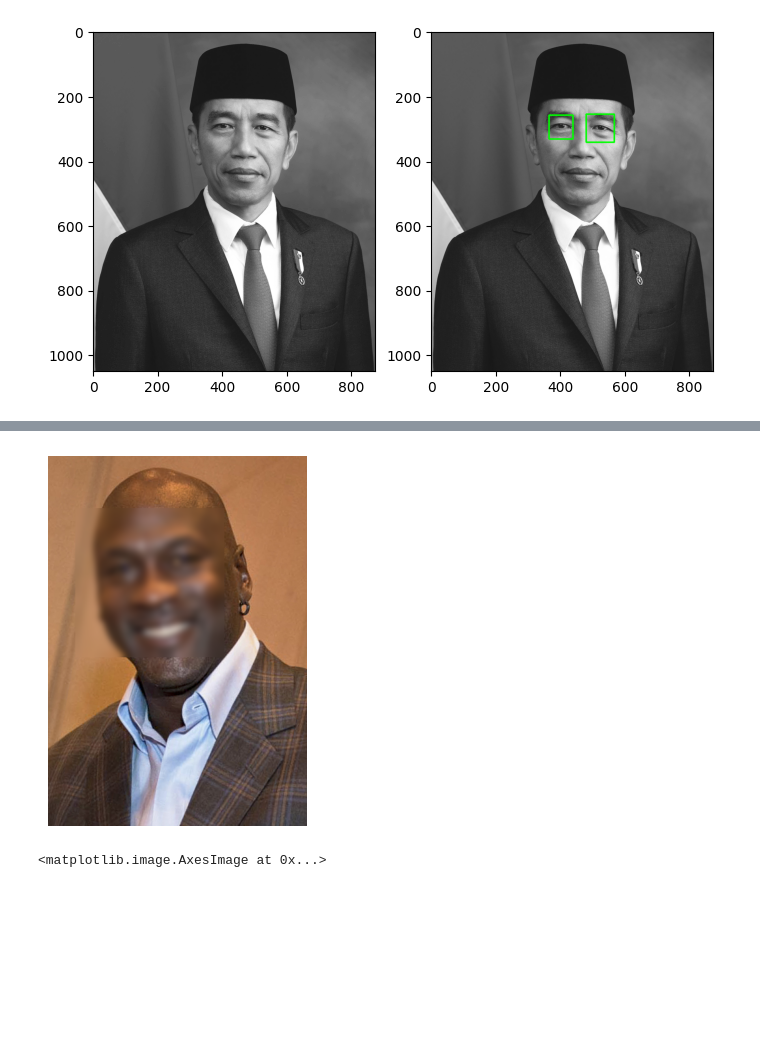
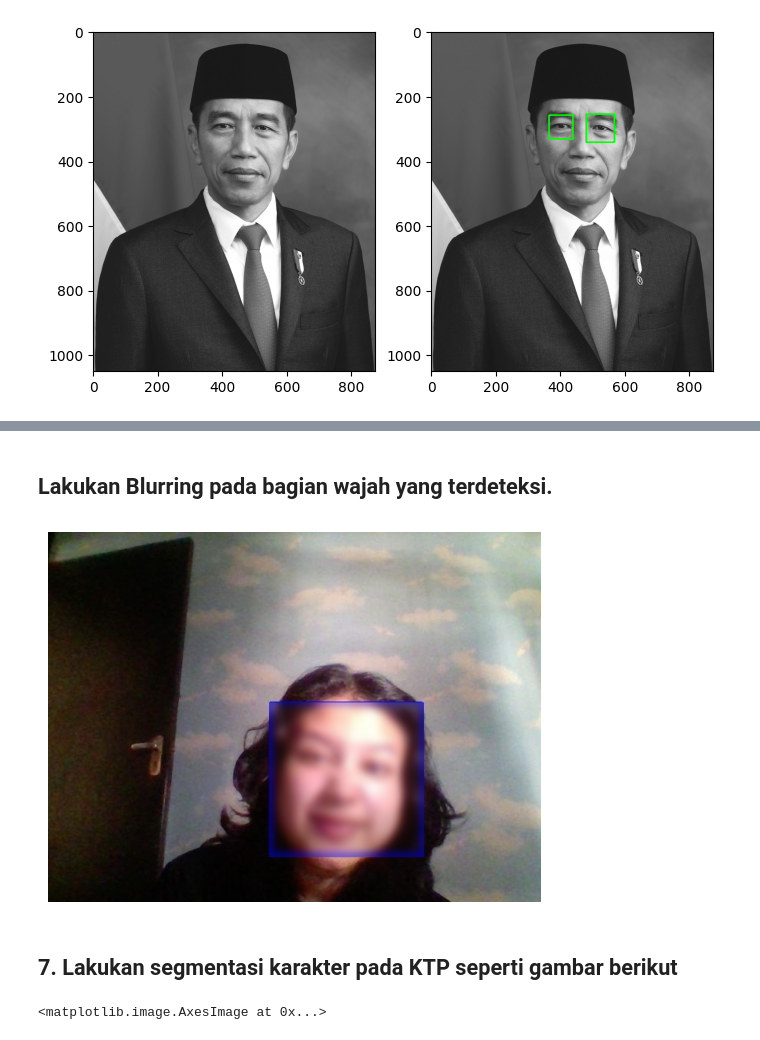
Before and after one commit to NadilaAmaliaaa/PCVK_GANJIL_2024, a Jupyter notebook: Week12.ipynb, the cells around one changed output, grey strips where cells are left out. Saved outputs shown, nothing was run; the diff lists cells and outputs as text; code cells hidden in the pictures; blank space fills up the shorter version.

```diff
--- a/Week12.ipynb
+++ b/Week12.ipynb
@@ -21,7 +32,7 @@ kartini = cv.imread('/content/drive/MyDrive/PCVK/Images/facedet/kartini.jpg',0)
 kartini_rgb = cv.cvtColor(kartini, cv.COLOR_BGR2RGB)
 kartini_fd = kartini_rgb.copy()
 
-kucing = cv.imread('/content/drive/MyDrive/PCVK/Images/facedet/mycat.jpg',0)
+kucing = cv.imread('/content/drive/MyDrive/PCVK/Images/facedet/kucing.jpg',0)
 kucing_rgb = cv.cvtColor(kucing, cv.COLOR_BGR2RGB)
 kucing_fd = kucing_rgb.copy()
 
@@ -112,7 +125,7 @@ plt.show()
 # %%
 cascade_kucing = cv.CascadeClassifier(cv.data.haarcascades + 'haarcascade_frontalcatface.xml')
 
-kucing = cv.imread('/content/drive/MyDrive/PCVK/Images/facedet/mycat.jpg', 0)
+kucing = cv.imread('/content/drive/MyDrive/PCVK/Images/facedet/kucing.jpg', 0)
 kucing1 = cv.cvtColor(kucing, cv.COLOR_GRAY2RGB)
 
 roi_wajah = cascade_kucing.detectMultiScale(kucing)
@@ -150,32 +449,36 @@ plt.show()
+# %% [markdown]
+## Lakukan Blurring pada bagian wajah yang terdeteksi.
 # %%
 def blur_faces(image_path):
     # Load pre-trained face detection model
     face_cascade = cv.CascadeClassifier('/content/drive/MyDrive/PCVK/Images/haarcascades/haarcascade_frontalface_alt.xml')
 
     # Load the image
     image = cv.imread(image_path)
 
     # Convert the image to grayscale
     gray = cv.cvtColor(image, cv.COLOR_BGR2GRAY)
 
     # Detect faces in the image
     faces = face_cascade.detectMultiScale(gray, scaleFactor=1.1, minNeighbors=5, minSize=(30, 30))
 
     # Blur faces
     for (x, y, w, h) in faces:
         face = image[y:y+h, x:x+w]
         face = cv.GaussianBlur(face, (99, 99), 5)  # Adjust the kernel size for stronger or weaker blurring
         image[y:y+face.shape[0], x:x+face.shape[1]] = face
 
     # Display the result
     plt.imshow(cv.cvtColor(image, cv.COLOR_BGR2RGB))
     plt.axis('off')
     plt.show()
 
-image_path = '/content/drive/MyDrive/PCVK/Images/facedet/mjordan.jpg'
+image_path = '/content/nadila.jpg'
 blur_faces(image_path)
 # %% [output]
-[figure, old version]
+[figure, new version]
+# %% [markdown]
+## 7. Lakukan segmentasi karakter pada KTP seperti gambar berikut
 # %%
 ktp = cv.imread('/content/drive/MyDrive/PCVK/Images/KTP/ktp4.png')
 
```
Also changed, not shown: parts of 21 cells of this notebook.
